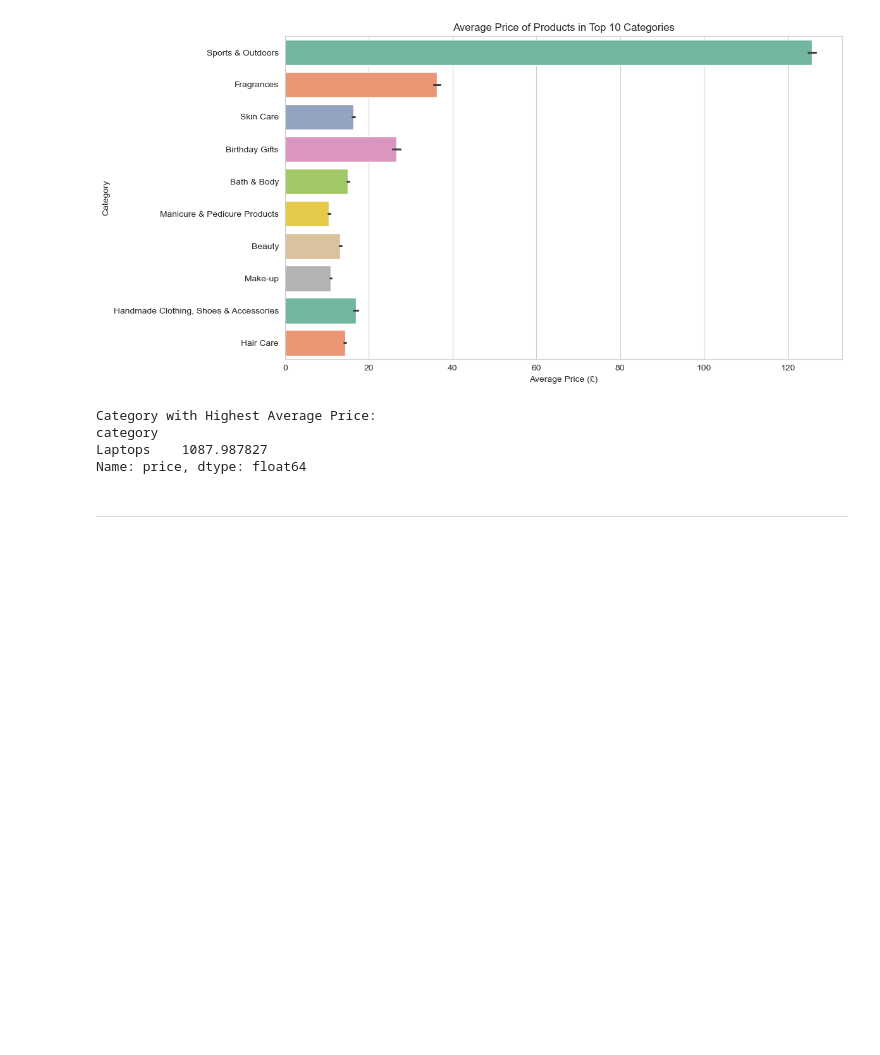
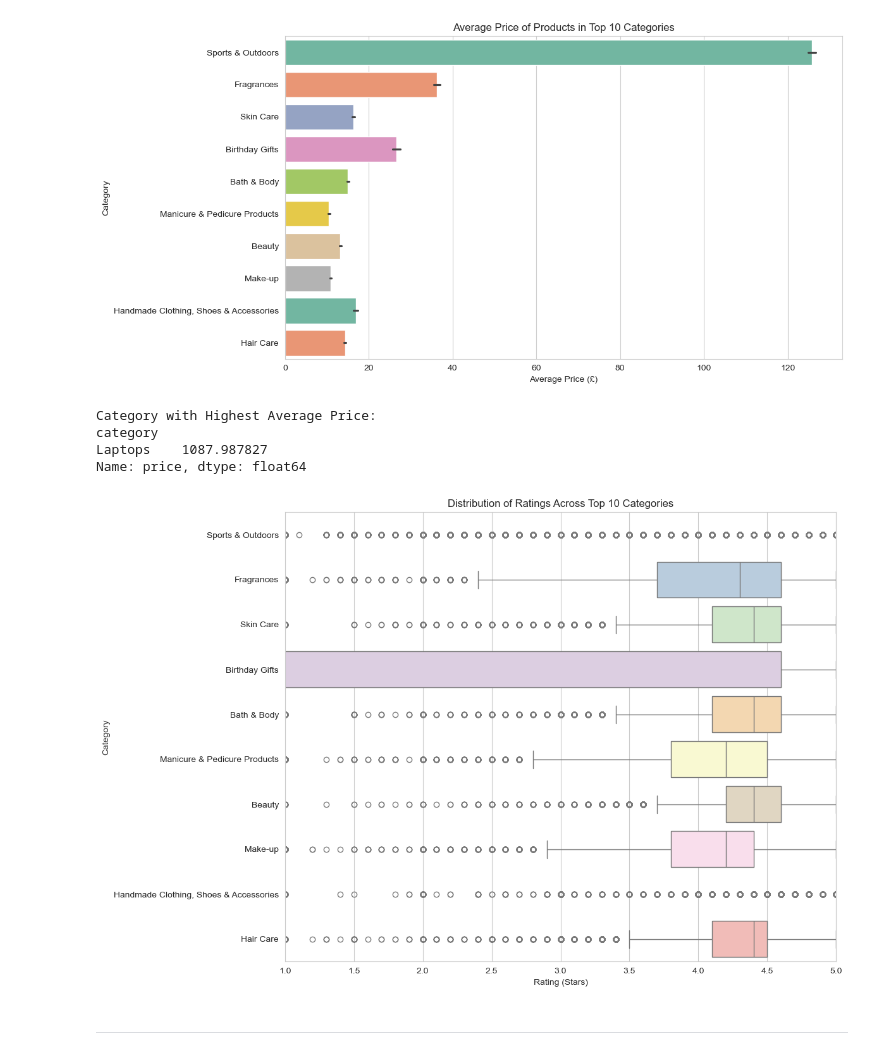
Before and after one commit to helenakrenzlin/lab-eda-bivariate, a Jupyter notebook: lab-eda-bivariate.ipynb, the cells around one changed output. Cells and saved outputs as stored; diff of their text form; code cells hidden in the pictures; blank space fills up the shorter version.

```diff
--- a/lab-eda-bivariate.ipynb
+++ b/lab-eda-bivariate.ipynb
@@ -233,6 +233,30 @@ Category with Highest Average Price:
 category
 Laptops    1087.987827
 Name: price, dtype: float64
+# %%
+#Boxplots
+
+top_10_cats = df['category'].value_counts().head(10).index
+
+# Filter the dataset to only include those top 10 categories
+df_top_10 = df[df['category'].isin(top_10_cats)]
+
+plt.figure(figsize=(12, 8))
+
+# We use hue='category' and legend=False to prevent the Seaborn deprecation warning!
+sns.boxplot(x='stars', y='category', data=df_top_10, hue='category', palette='Pastel1', legend=False)
+
+plt.title('Distribution of Ratings Across Top 10 Categories')
+plt.xlabel('Rating (Stars)')
+plt.ylabel('Category')
+
+# Lock the x-axis to the true 1 to 5 star rating scale for readability
+plt.xlim(1, 5)
+
+plt.tight_layout()
+plt.show()
+# %% [output]
+[figure, added]
 # %% [markdown]
 ---
 # %% [markdown]
```
